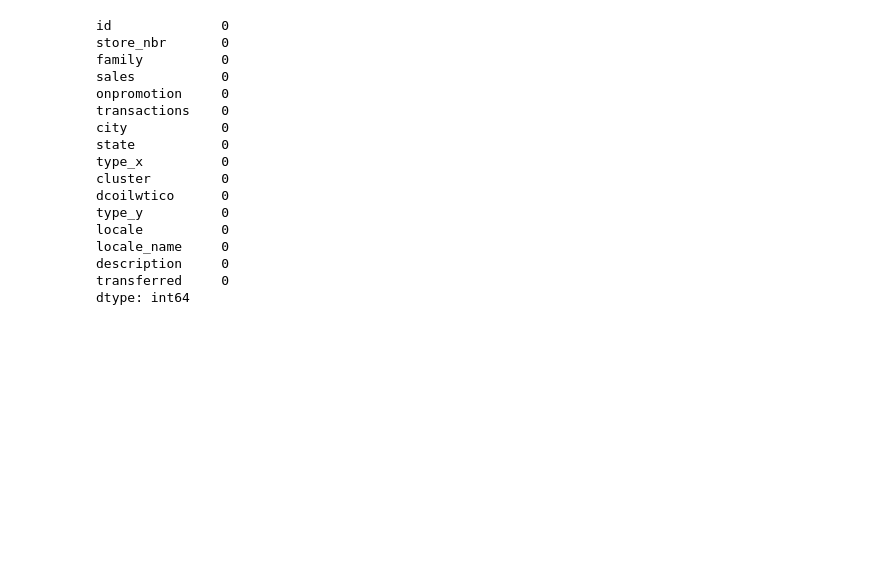
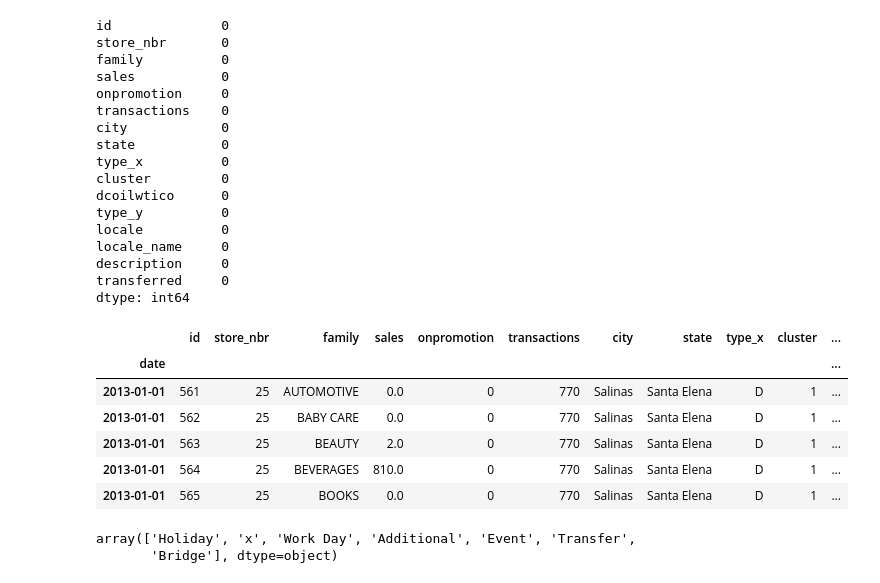
Before and after one commit to akhilbhat238/DS, a Jupyter notebook: Kaggle/Time_Series/Store Sales/Code/Untitled.ipynb, the cells around one changed output. Cells and saved outputs as stored; diff of their text form; code cells hidden in the pictures; blank space fills up the shorter version.

```diff
--- a/Kaggle/Time_Series/Store Sales/Code/Untitled.ipynb
+++ b/Kaggle/Time_Series/Store Sales/Code/Untitled.ipynb
@@ -225,3 +233,18 @@ locale_name     0
 description     0
 transferred     0
 dtype: int64
+# %%
+train_combo.head()
+# %% [output]
+|  | id | store_nbr | family | sales | onpromotion | transactions | city | state | type_x | cluster | ... |
+| date |  |  |  |  |  |  |  |  |  |  | ... |
+| 2013-01-01 | 561 | 25 | AUTOMOTIVE | 0.0 | 0 | 770 | Salinas | Santa Elena | D | 1 | ... |
+| 2013-01-01 | 562 | 25 | BABY CARE | 0.0 | 0 | 770 | Salinas | Santa Elena | D | 1 | ... |
+| 2013-01-01 | 563 | 25 | BEAUTY | 2.0 | 0 | 770 | Salinas | Santa Elena | D | 1 | ... |
+| 2013-01-01 | 564 | 25 | BEVERAGES | 810.0 | 0 | 770 | Salinas | Santa Elena | D | 1 | ... |
+| 2013-01-01 | 565 | 25 | BOOKS | 0.0 | 0 | 770 | Salinas | Santa Elena | D | 1 | ... |
+# %%
+train_combo['type_y'].unique()
+# %% [output]
+array(['Holiday', 'x', 'Work Day', 'Additional', 'Event', 'Transfer',
+       'Bridge'], dtype=object)
```
Also changed, not shown: parts of 17 cells of this notebook.
